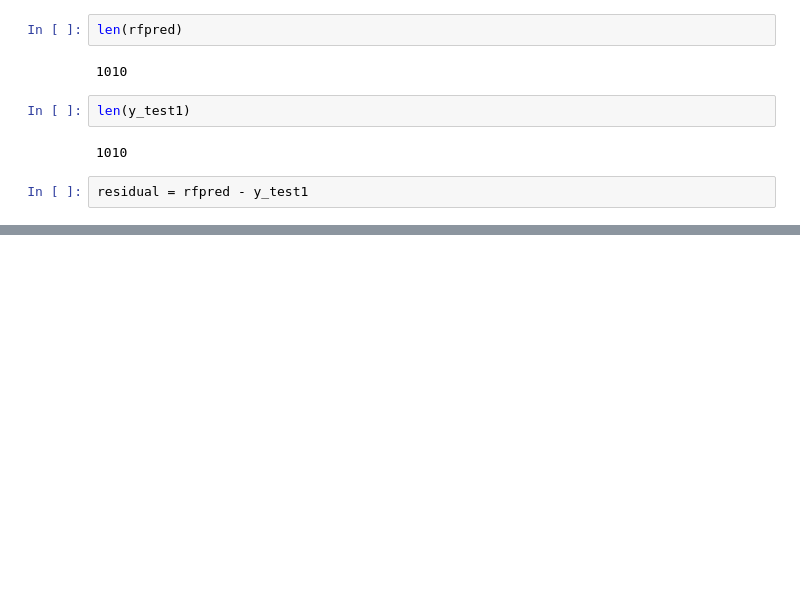
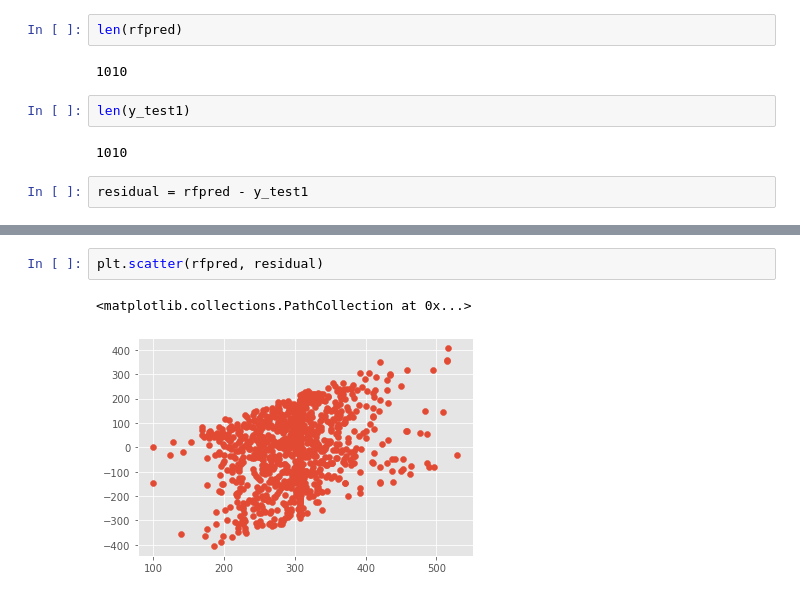
Before and after one commit to RubenBec/Capstone2, a Jupyter notebook: usecsv.ipynb, the cells around one changed output, grey strips where cells are left out. Saved outputs shown, nothing was run; the diff lists cells and outputs as text; blank space fills up the shorter version.

```diff
--- a/usecsv.ipynb
+++ b/usecsv.ipynb
@@ -352,3 +374,8 @@ residual = rfpred - y_test1
+# %%
+plt.scatter(rfpred, residual)
+# %% [output]
+<matplotlib.collections.PathCollection at 0x...>
+[figure, added]
 # %%
 cross_val_score(rf_reg, X1, y1).mean()
 # %% [output]
```
Also changed, not shown: parts of 24 cells of this notebook.
